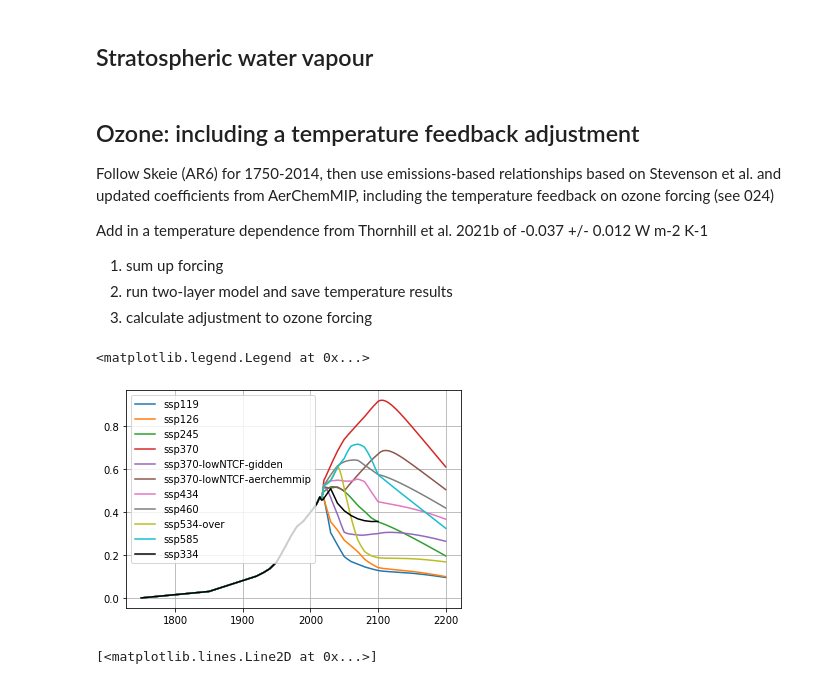
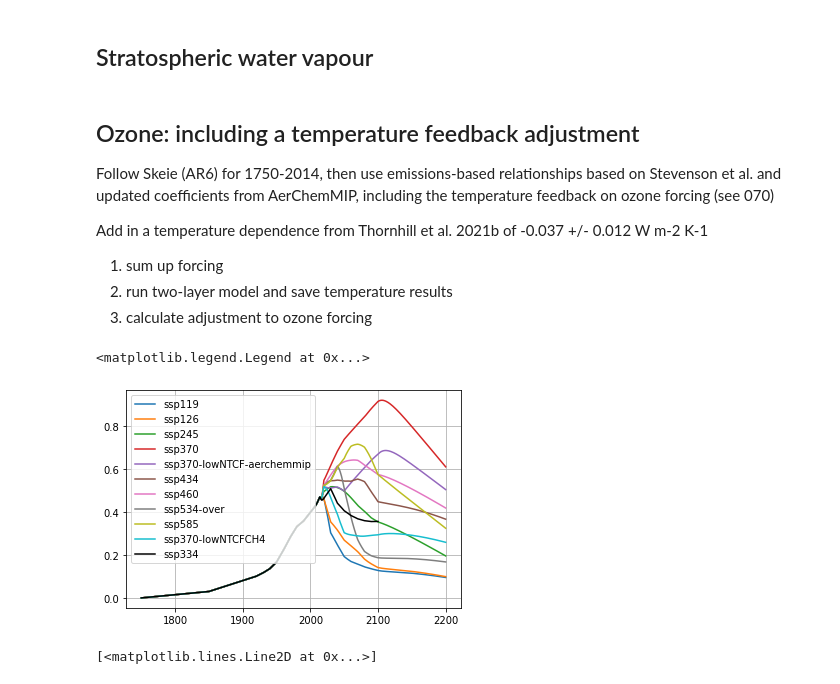
Before and after one commit to chrisroadmap/ar6, a Jupyter notebook: notebooks/110_chapter4_SSP_ERF.ipynb, the cells around one changed output. Cells and saved outputs as stored; diff of their text form; code cells hidden in the pictures.

```diff
--- a/notebooks/110_chapter4_SSP_ERF.ipynb
+++ b/notebooks/110_chapter4_SSP_ERF.ipynb
@@ -212,3 +217,5 @@ for scenario in scenarios:
+# %%
+new_emissions['ssp370-lowNTCFCH4'] = copy.copy(new_emissions['ssp370-lowNTCF-aerchemmip'])
 # %% [markdown]
 ## SSP3-3.4
 
@@ -491,5 +498,6 @@ for scenario in scenarios:
     contrail_forcing_2014 = bc_ar6_forc[264]
     forcing[scenario]['contrails'] = avi_nox/avi_nox_hist[264] * contrail_forcing_2014
     pl.plot(np.arange(1750,2501), forcing[scenario]['contrails'])
-forcing['ssp334']['contrails'] = np.copy(forcing['ssp370-lowNTCF-gidden']['contrails'])
+forcing['ssp370-lowNTCFCH4']['contrails'] = np.copy(forcing['ssp370-lowNTCF-aerchemmip']['contrails'])
+forcing['ssp334']['contrails'] = np.copy(forcing['ssp370-lowNTCF-aerchemmip']['contrails'])
 # %% [output]
@@ -519,6 +527,7 @@ forcing['ssp334']['land_use'] = np.cumsum(co2) * lusf2019
 f = interp1d(ghimire['year'], ghimire['flux'], kind='linear', fill_value='extrapolate', bounds_error=False)
 lusf2019 = -0.20/(f(2019)-f(1750))
 forcing['ssp334']['land_use'][:269] = lusf2019*(f(np.arange(1750,2019))-f(1750))
+forcing['ssp370-lowNTCFCH4']['land_use'] = np.copy(forcing['ssp370-lowNTCF-aerchemmip']['land_use'])
 pl.plot(np.arange(1750, 2501), forcing['ssp334']['land_use'])
 # %% [output]
 [<matplotlib.lines.Line2D at 0x...>]
@@ -665,4 +699,9 @@ for scenario in scenarios:
         forcing[scenario][gas] = ((conc - conc[0]) * radeff[gas] * 0.001) * trop_adjustment_scale[gas]
         forcing[scenario]['other_wmghg'] = forcing[scenario]['other_wmghg'] + forcing[scenario][gas]
     pl.plot(np.arange(2005,2101), forcing[scenario]['other_wmghg'][255:351])
+
+for gas in gases_obs[3:]:
+    concentrations_out['ssp370-lowNTCFCH4'][gas] = np.copy(concentrations_out['ssp370-lowNTCF-aerchemmip'][gas])
+    forcing['ssp370-lowNTCFCH4'][gas] = np.copy(forcing['ssp370-lowNTCF-aerchemmip'][gas])
+forcing['ssp370-lowNTCFCH4']['other_wmghg'] = np.copy(forcing['ssp370-lowNTCF-aerchemmip']['other_wmghg'])
 # %% [output]
@@ -683,7 +722,7 @@ for scenario in scenarios_full:
 # %% [markdown]
 ## Ozone: including a temperature feedback adjustment
 
-Follow Skeie (AR6) for 1750-2014, then use emissions-based relationships based on Stevenson et al. and updated coefficients from AerChemMIP, including the temperature feedback on ozone forcing (see 024)
+Follow Skeie (AR6) for 1750-2014, then use emissions-based relationships based on Stevenson et al. and updated coefficients from AerChemMIP, including the temperature feedback on ozone forcing (see 070)
 
 Add in a temperature dependence from Thornhill et al. 2021b of -0.037 +/- 0.012 W m-2 K-1
 
@@ -697,31 +736,28 @@ skeie_total = o3_df['o3_erf'].values[:270]
 o3_coeffs = pd.read_csv('../data_input/tunings/cmip6_ozone_skeie_fits.csv', index_col=0)
 ozone_rad_eff = o3_coeffs['mean']
 # %%
-for scenario in tqdm(scenarios):
-    ch4 = concentrations.loc[(concentrations['Scenario']==scenario)&(concentrations['Region']=='World')&(concentrations.Variable.str.endswith('|CH4')),'1750':'2500'].values.squeeze()
+for scenario in tqdm(scenarios + ['ssp370-lowNTCFCH4']):
+    if scenario=='ssp370-lowNTCFCH4':
+        ch4_source='ssp370-lowNTCF-gidden'
+        n2o_source='ssp370-lowNTCF-aerchemmip'
+    else:
+        ch4_source=scenario
+        n2o_source=scenario
+    ch4 = concentrations.loc[(concentrations['Scenario']==ch4_source)&(concentrations['Region']=='World')&(concentrations.Variable.str.endswith('|CH4')),'1750':'2500'].values.squeeze()
     ch4[:265] = ghg_obs['CH4'].values[:265]
     ch4[264:270] = np.linspace(1.0,0.0,6) * ghg_obs['CH4'].values[264:270] + np.linspace(0,1,6) * ch4[264:270]
-    n2o = concentrations.loc[(concentrations['Scenario']==scenario)&(concentrations['Region']=='World')&(concentrations.Variable.str.endswith('|N2O')),'1750':'2500'].values.squeeze()
+    n2o = concentrations.loc[(concentrations['Scenario']==n2o_source)&(concentrations['Region']=='World')&(concentrations.Variable.str.endswith('|N2O')),'1750':'2500'].values.squeeze()
     n2o[:265] = ghg_obs['N2O'].values[:265]
     n2o[264:270] = np.linspace(1.0,0.0,6) * ghg_obs['N2O'].values[264:270] + np.linspace(0,1,6) * n2o[264:270]
     ods = np.zeros((751))
     for specie in ods_species:
-        this_ods = concentrations.loc[(concentrations['Scenario']==scenario)&(concentrations['Region']=='World')&(concentrations.Variable.str.endswith(specie)),'1750':'2500'].values.squeeze()
+        this_ods = concentrations.loc[(concentrations['Scenario']==n2o_source)&(concentrations['Region']=='World')&(concentrations.Variable.str.endswith(specie)),'1750':'2500'].values.squeeze()
         this_ods[:265] = ghg_obs.loc[:2014,rcmip_to_ghg_names[specie]].values.squeeze()
         this_ods[264:270] = np.linspace(1.0,0.0,6) * ghg_obs.loc[2014:2019,rcmip_to_ghg_names[specie]].values.squeeze() + np.linspace(0,1,6) * this_ods[264:270]
         ods = ods + (eesc(this_ods, specie))
     co = new_emissions[scenario]['CO']
     nox = new_emissions[scenario]['NOx']
     voc = new_emissions[scenario]['VOC']
-
-#     ozone_rad_eff = {
-#         'CH4' : 2.33379720e-04,
-#         'N2O' : 1.27179106e-03,
-#         'ODS' : -6.69347820e-05,
-#         'CO' : 1.14647701e-04,
-#         'VOC' : 5.14366051e-12,
-#         'NOx' : 1.15151346e-03
-#     }
 
     forcing[scenario]['o3'] = np.zeros(751)
 
@@ -762,34 +798,34 @@ n2o[264:270] = np.linspace(1.0,0.0,6) * ghg_obs['N2O'].values[264:270] + np.lins
 ods = np.zeros((751))
 for specie in ods_species:
     this_ods = concentrations.loc[(concentrations['Scenario']=='ssp434')&(concentrations['Region']=='World')&(concentrations.Variable.str.endswith(specie)),'1750':'2500'].values.squeeze()
     this_ods[:265] = ghg_obs.loc[:2014,rcmip_to_ghg_names[specie]].values.squeeze()
     this_ods[264:270] = np.linspace(1.0,0.0,6) * ghg_obs.loc[2014:2019,rcmip_to_ghg_names[specie]].values.squeeze() + np.linspace(0,1,6) * this_ods[264:270]
     ods = ods + (eesc(this_ods, specie))
 co = new_emissions['ssp334']['CO']
 nox = new_emissions['ssp334']['NOx']
 voc = new_emissions['ssp334']['VOC']
 
 forcing['ssp334']['o3'] = np.zeros(751)
 
 forcing['ssp334']['o3'][:265] = skeie_total[:265]
 
 forcing['ssp334']['o3'][265:] = (
     ozone_rad_eff['CH4'] * (ch4[265:]-ch4[0]) +
     ozone_rad_eff['N2O'] * (n2o[265:]-n2o[0]) +
     ozone_rad_eff['ODS'] * (ods[265:]-ods[0]) +
     ozone_rad_eff['CO'] * (co[265:]-co[0]) +
     ozone_rad_eff['VOC'] * (voc[265:]-voc[0]) +
     ozone_rad_eff['NOx'] * (nox[265:]-nox[0])
 ).values
 
 forcing['ssp334']['o3'][264:270] = np.linspace(1.0,0.0,6) * skeie_total[264:270] + np.linspace(0,1,6) * forcing['ssp334']['o3'][264:270]
 
 pl.plot(np.arange(1750,2201), forcing['ssp334']['o3'][:451], label='ssp334', color='k')
 
 pl.legend()
 # %% [output]
 <matplotlib.legend.Legend at 0x...>
-[figure, old version]
+[figure, new version]
 # %%
 with open("../data_input/tunings/cmip6_twolayer_tuning_params.json", "r") as read_file:
     cmip6_models = json.load(read_file)
```
Also changed, not shown: parts of 23 cells of this notebook, 16 other files.
